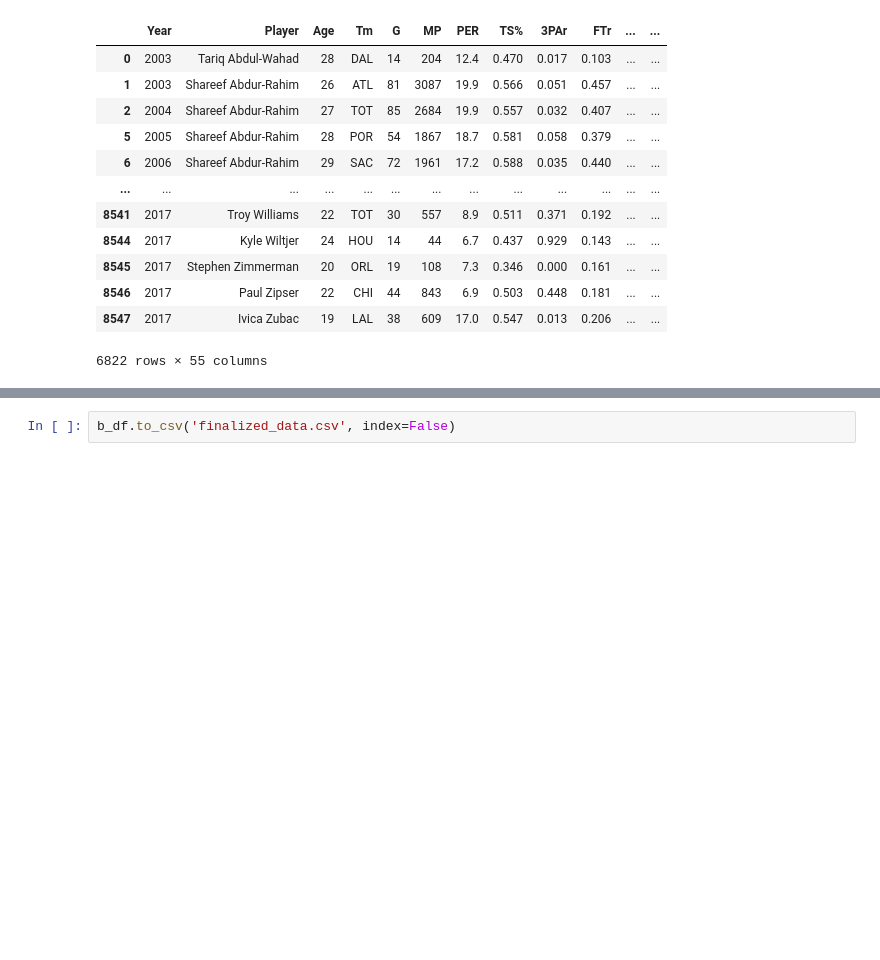
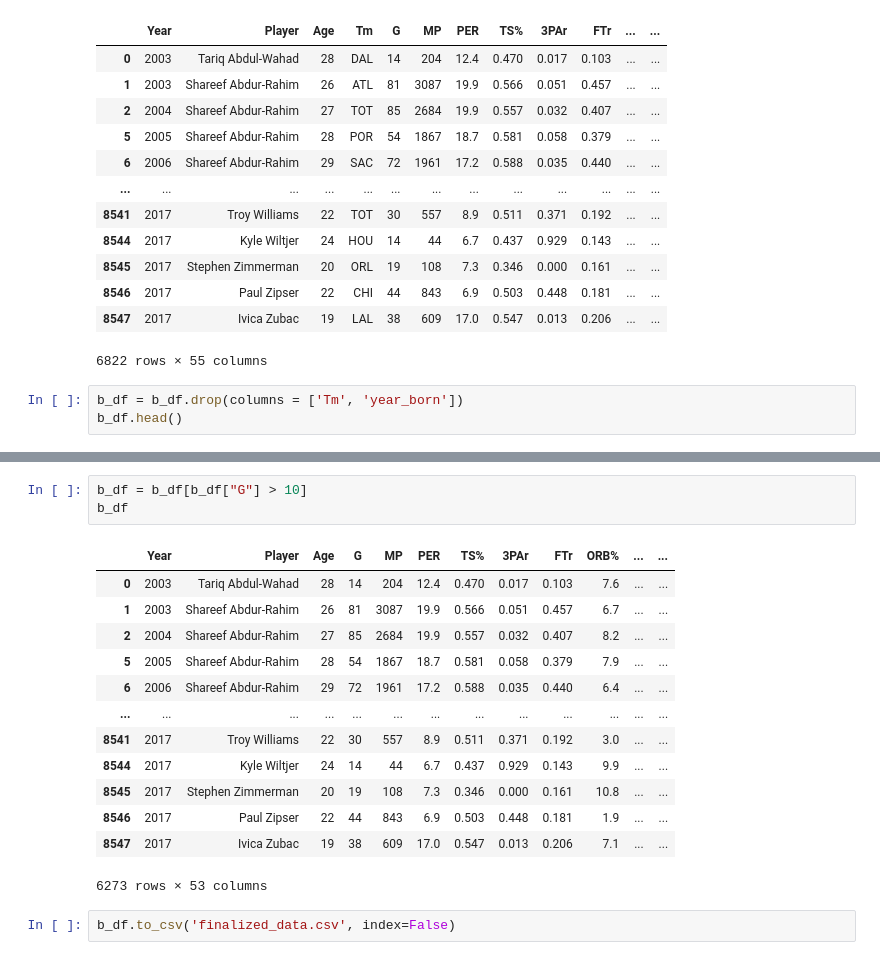
Before and after one commit to joshb738/NBA_Player_Analysis, a Jupyter notebook: ETL/Cleaning_ETL.ipynb, the cells around one changed output, grey strips where cells are left out. Drawn from its saved outputs; the diff is of its cells as text; blank space fills up the shorter version.

```diff
--- a/ETL/Cleaning_ETL.ipynb
+++ b/ETL/Cleaning_ETL.ipynb
@@ -184,3 +101,6 @@ b_df
 | 8546 | 2017 | Paul Zipser | 22 | CHI | 44 | 843 | 6.9 | 0.503 | 0.448 | 0.181 | ... | ... |
 | 8547 | 2017 | Ivica Zubac | 19 | LAL | 38 | 609 | 17.0 | 0.547 | 0.013 | 0.206 | ... | ... |
 6822 rows × 55 columns
+# %%
+b_df = b_df.drop(columns = ['Tm', 'year_born'])
+b_df.head()
@@ -187,2 +115,19 @@ b_df
+# %%
+b_df = b_df[b_df["G"] > 10]
+b_df
+# %% [output]
+|  | Year | Player | Age | G | MP | PER | TS% | 3PAr | FTr | ORB% | ... | ... |
+| 0 | 2003 | Tariq Abdul-Wahad | 28 | 14 | 204 | 12.4 | 0.470 | 0.017 | 0.103 | 7.6 | ... | ... |
+| 1 | 2003 | Shareef Abdur-Rahim | 26 | 81 | 3087 | 19.9 | 0.566 | 0.051 | 0.457 | 6.7 | ... | ... |
+| 2 | 2004 | Shareef Abdur-Rahim | 27 | 85 | 2684 | 19.9 | 0.557 | 0.032 | 0.407 | 8.2 | ... | ... |
+| 5 | 2005 | Shareef Abdur-Rahim | 28 | 54 | 1867 | 18.7 | 0.581 | 0.058 | 0.379 | 7.9 | ... | ... |
+| 6 | 2006 | Shareef Abdur-Rahim | 29 | 72 | 1961 | 17.2 | 0.588 | 0.035 | 0.440 | 6.4 | ... | ... |
+| ... | ... | ... | ... | ... | ... | ... | ... | ... | ... | ... | ... | ... |
+| 8541 | 2017 | Troy Williams | 22 | 30 | 557 | 8.9 | 0.511 | 0.371 | 0.192 | 3.0 | ... | ... |
+| 8544 | 2017 | Kyle Wiltjer | 24 | 14 | 44 | 6.7 | 0.437 | 0.929 | 0.143 | 9.9 | ... | ... |
+| 8545 | 2017 | Stephen Zimmerman | 20 | 19 | 108 | 7.3 | 0.346 | 0.000 | 0.161 | 10.8 | ... | ... |
+| 8546 | 2017 | Paul Zipser | 22 | 44 | 843 | 6.9 | 0.503 | 0.448 | 0.181 | 1.9 | ... | ... |
+| 8547 | 2017 | Ivica Zubac | 19 | 38 | 609 | 17.0 | 0.547 | 0.013 | 0.206 | 7.1 | ... | ... |
+6273 rows × 53 columns
 # %%
 b_df.to_csv('finalized_data.csv', index=False)
```
Also changed, not shown: parts of 8 cells of this notebook, 1 other file.
